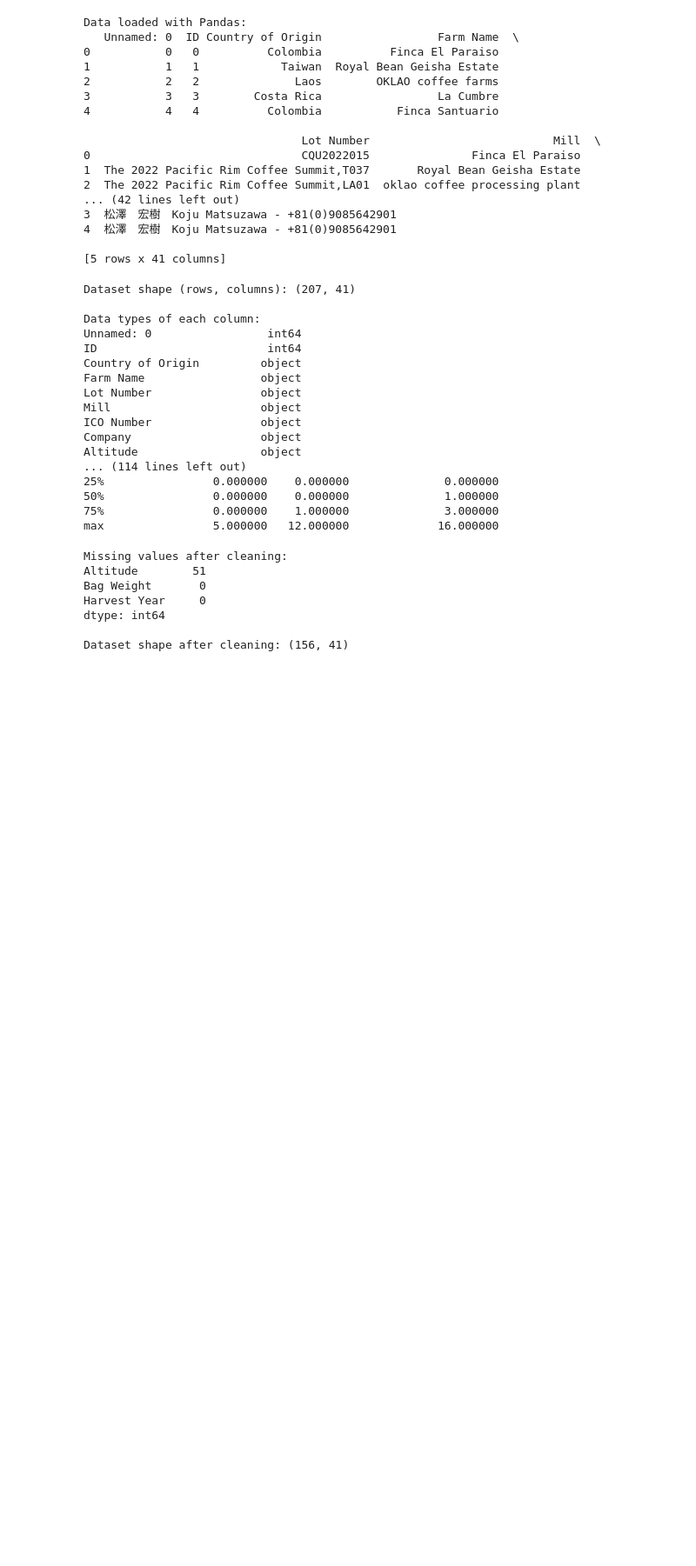
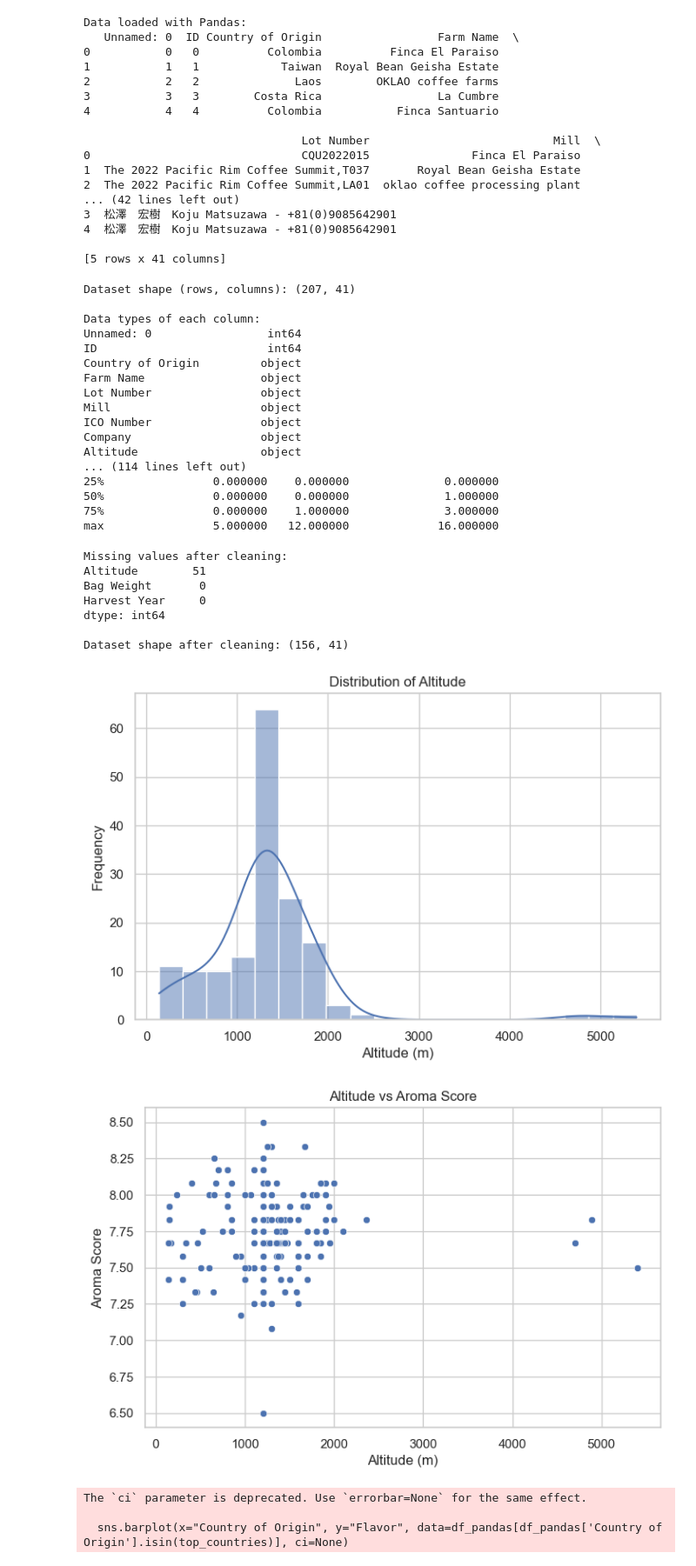
Before and after one commit to Emilybolivar05/coffee_quality, a Jupyter notebook: notebooks/coffee_quality_analysis.ipynb, the cells around one changed output. Shown at 87% size. Drawn from its saved outputs; the diff is of its cells as text; code cells hidden in the pictures; blank space fills up the shorter version.

Commit message:
Add README and EDA visualizations

```diff
--- a/notebooks/coffee_quality_analysis.ipynb
+++ b/notebooks/coffee_quality_analysis.ipynb
@@ -90,3 +90,44 @@ Harvest Year     0
 dtype: int64
 
 Dataset shape after cleaning: (156, 41)
+# %%
+import matplotlib.pyplot as plt
+import seaborn as sns
+
+# seaborn
+sns.set(style="whitegrid")
+
+# 1. Distribution of Altitude
+plt.figure(figsize=(8,5))
+sns.histplot(df_pandas['Altitude'], bins=20, kde=True)
+plt.title("Distribution of Altitude")
+plt.xlabel("Altitude (m)")
+plt.ylabel("Frequency")
+plt.savefig("histogram_altitude.png")
+plt.show()
+
+# 2. Relationship between Altitude and Aroma
+plt.figure(figsize=(8,5))
+sns.scatterplot(x="Altitude", y="Aroma", data=df_pandas)
+plt.title("Altitude vs Aroma Score")
+plt.xlabel("Altitude (m)")
+plt.ylabel("Aroma Score")
+plt.savefig("scatter_altitude_aroma.png")
+plt.show()
+
+# 3. Average Flavor score by Country of Origin (Top 10)
+top_countries = df_pandas['Country of Origin'].value_counts().head(10).index
+plt.figure(figsize=(10,6))
+sns.barplot(x="Country of Origin", y="Flavor", data=df_pandas[df_pandas['Country of Origin'].isin(top_countries)], ci=None)
+plt.xticks(rotation=45)
+plt.title("Average Flavor Score by Country of Origin (Top 10)")
+plt.xlabel("Country of Origin")
+plt.ylabel("Flavor Score")
+plt.savefig("barplot_flavor_country.png")
+plt.show()
+# %% [output]
+[figure, added]
+[figure, added]
+The `ci` parameter is deprecated. Use `errorbar=None` for the same effect.
+
+  sns.barplot(x="Country of Origin", y="Flavor", data=df_pandas[df_pandas['Country of Origin'].isin(top_countries)], ci=None)
```
Also changed, not shown: parts of 1 cell of this notebook, 5 other files.
